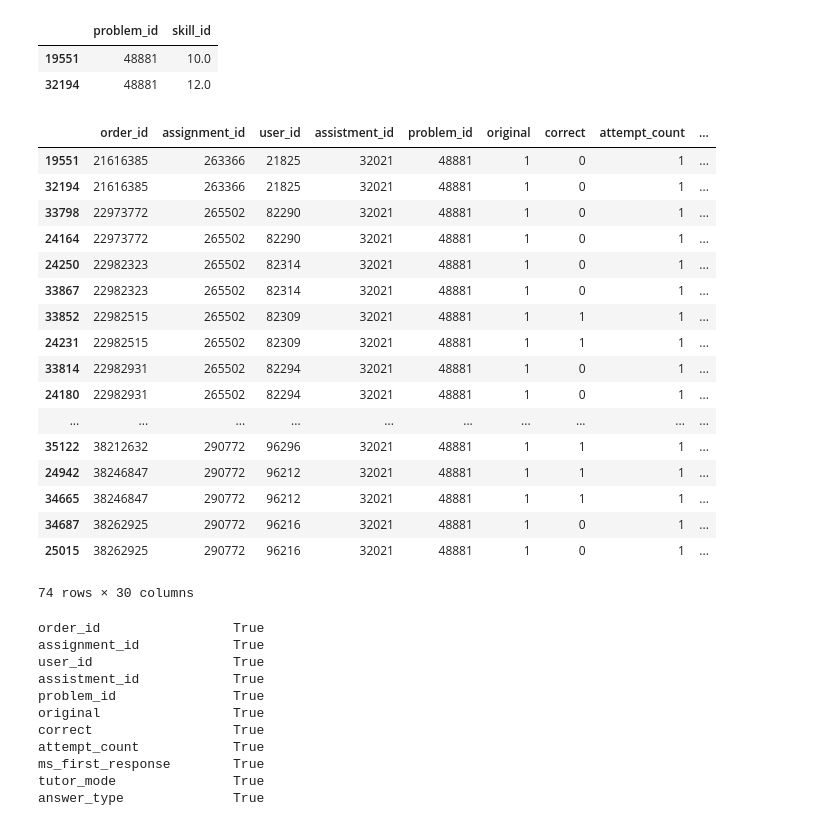
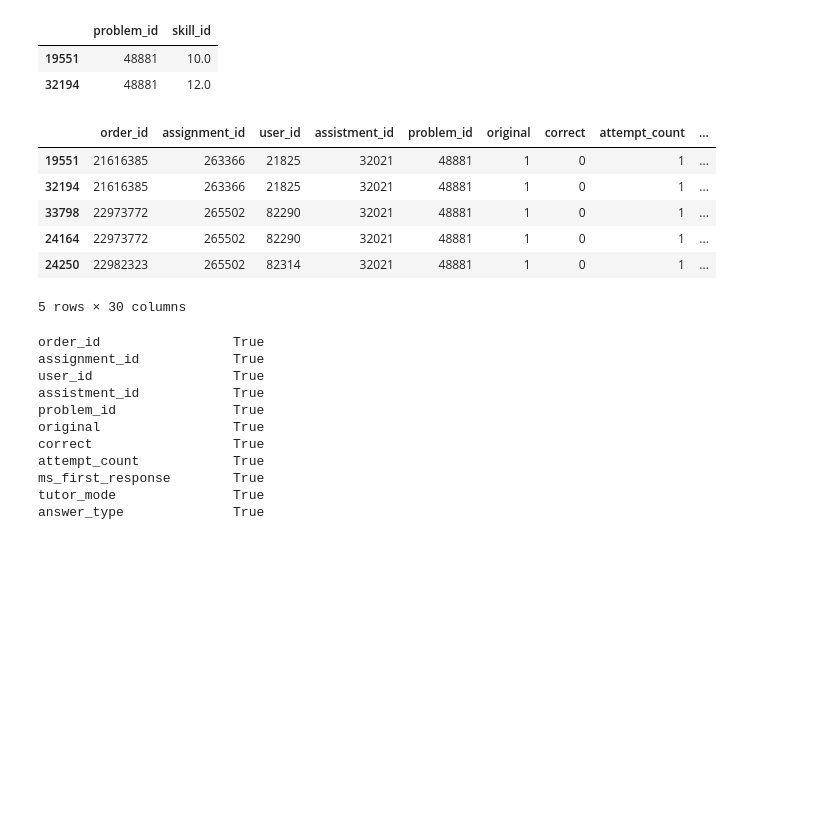
Before and after one commit to jilljenn/TF-recomm, a Jupyter notebook: doc/Assistments from scratch.ipynb, the cells around one changed output. Saved outputs shown, nothing was run; the diff lists cells and outputs as text; code cells hidden in the pictures; blank space fills up the shorter version.

```diff
--- a/doc/Assistments from scratch.ipynb
+++ b/doc/Assistments from scratch.ipynb
@@ -1,9 +1,7 @@
 # %%
 import pandas as pd
 # %%
-df2 = pd.read_csv('/Users/jin/code/TF-recomm/data/assist/skill_builder_data_corrected.csv', engine='python')
+df = pd.read_csv('/Users/jilljenn/code/TF-recomm/data/skill_builder_data_corrected.csv', engine='python')
-# %%
-df = df2
 # %%
 len(df), len(df['order_id'].unique())
 # %% [output]
@@ -123,26 +109,15 @@ df.query('order_id == 21616385')[['problem_id', 'skill_id']]
 | 19551 | 48881 | 10.0 |
 | 32194 | 48881 | 12.0 |
 # %%
-df.query('problem_id == 48881').sort_values('order_id')
+df.query('problem_id == 48881').sort_values('order_id').head()
 # %% [output]
 |  | order_id | assignment_id | user_id | assistment_id | problem_id | original | correct | attempt_count | ... |
 | 19551 | 21616385 | 263366 | 21825 | 32021 | 48881 | 1 | 0 | 1 | ... |
 | 32194 | 21616385 | 263366 | 21825 | 32021 | 48881 | 1 | 0 | 1 | ... |
 | 33798 | 22973772 | 265502 | 82290 | 32021 | 48881 | 1 | 0 | 1 | ... |
 | 24164 | 22973772 | 265502 | 82290 | 32021 | 48881 | 1 | 0 | 1 | ... |
 | 24250 | 22982323 | 265502 | 82314 | 32021 | 48881 | 1 | 0 | 1 | ... |
-| 33867 | 22982323 | 265502 | 82314 | 32021 | 48881 | 1 | 0 | 1 | ... |
-| 33852 | 22982515 | 265502 | 82309 | 32021 | 48881 | 1 | 1 | 1 | ... |
-| 24231 | 22982515 | 265502 | 82309 | 32021 | 48881 | 1 | 1 | 1 | ... |
-| 33814 | 22982931 | 265502 | 82294 | 32021 | 48881 | 1 | 0 | 1 | ... |
-| 24180 | 22982931 | 265502 | 82294 | 32021 | 48881 | 1 | 0 | 1 | ... |
-| ... | ... | ... | ... | ... | ... | ... | ... | ... | ... |
-| 35122 | 38212632 | 290772 | 96296 | 32021 | 48881 | 1 | 1 | 1 | ... |
-| 24942 | 38246847 | 290772 | 96212 | 32021 | 48881 | 1 | 1 | 1 | ... |
-| 34665 | 38246847 | 290772 | 96212 | 32021 | 48881 | 1 | 1 | 1 | ... |
-| 34687 | 38262925 | 290772 | 96216 | 32021 | 48881 | 1 | 0 | 1 | ... |
-| 25015 | 38262925 | 290772 | 96216 | 32021 | 48881 | 1 | 0 | 1 | ... |
-74 rows × 30 columns
+5 rows × 30 columns
 # %%
 df.iloc[19551] == df.iloc[32194]
 # %% [output]
```
Also changed, not shown: parts of 32 cells of this notebook, 5 other files.
